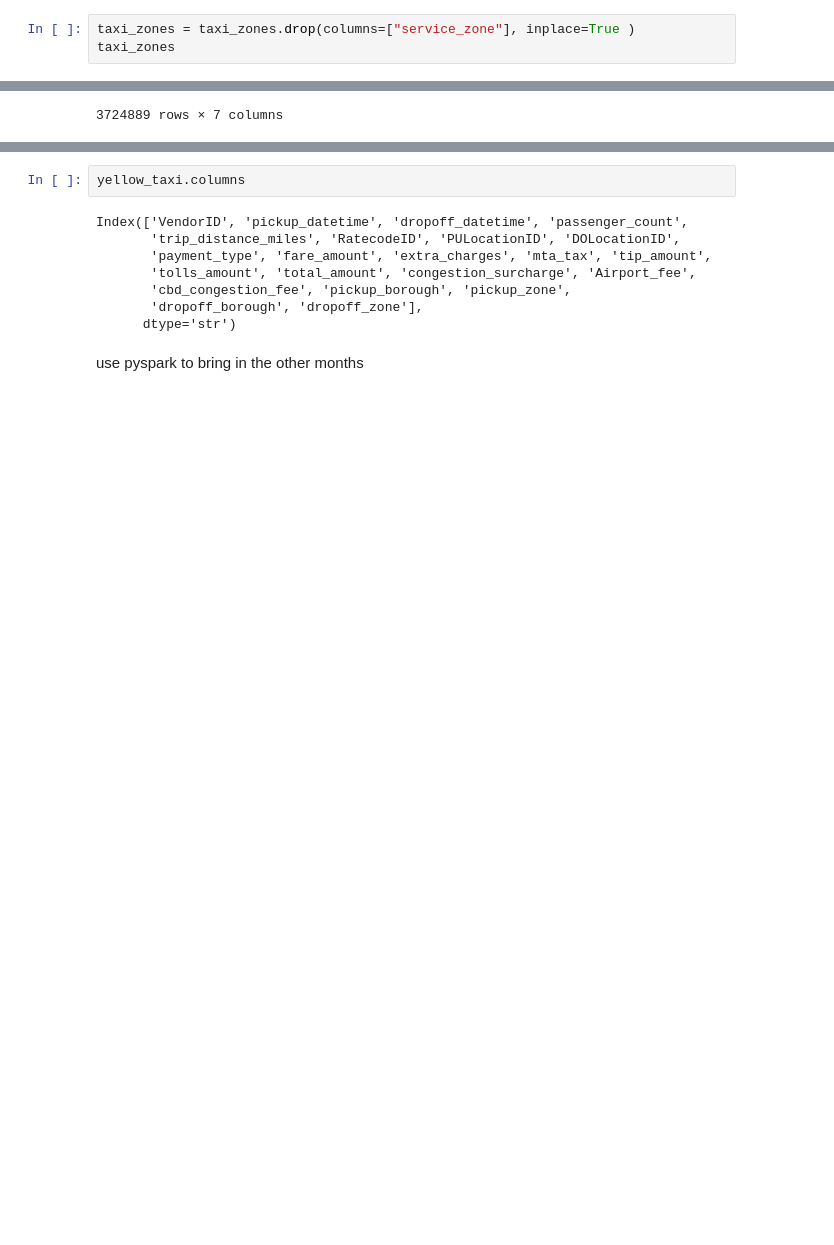
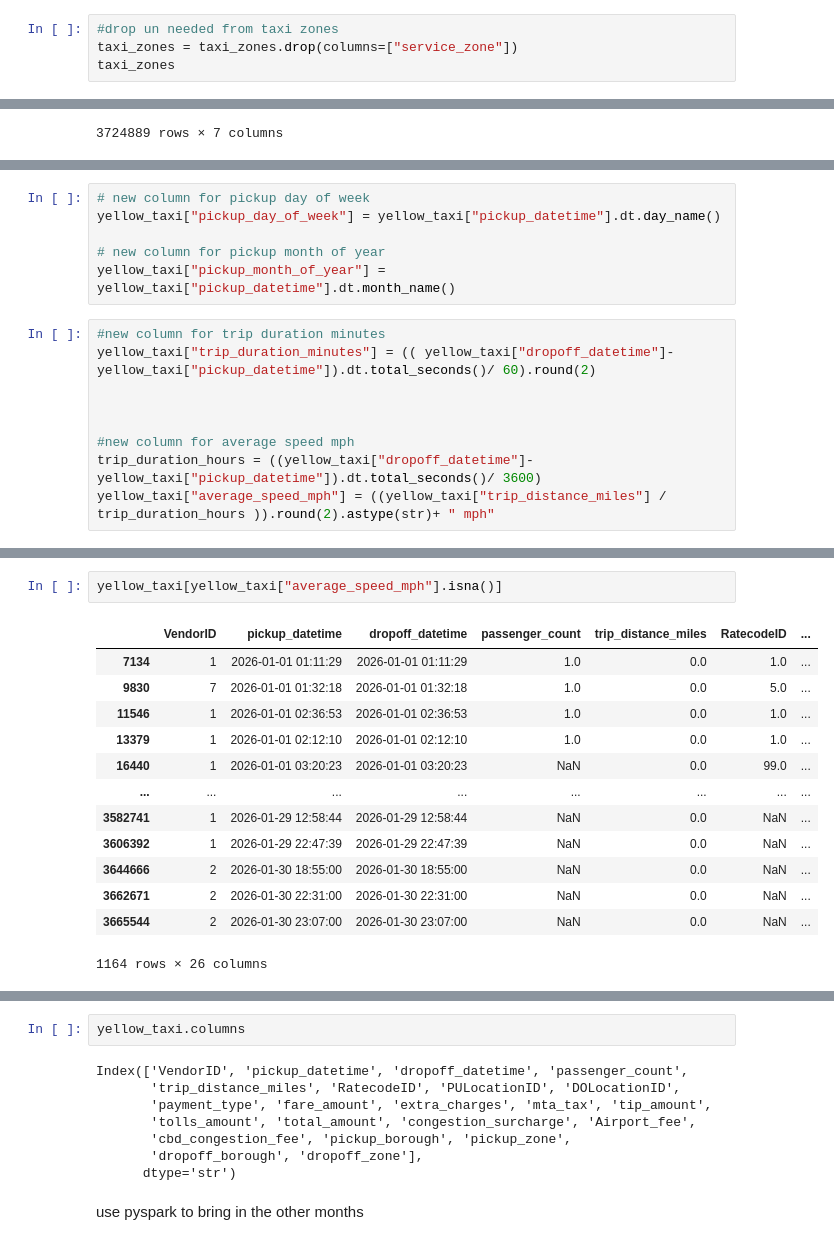
Before and after one commit to kamariban/data-engineering, a Jupyter notebook: taxi.ipynb, the cells around one changed output, grey strips where cells are left out. Cells and saved outputs as stored; diff of their text form; blank space fills up the shorter version.

```diff
--- a/taxi.ipynb
+++ b/taxi.ipynb
@@ -189,4 +191,5 @@ taxi_zones
 # %%
-taxi_zones = taxi_zones.drop(columns=["service_zone"], inplace=True )
+#drop un needed from taxi zones
+taxi_zones = taxi_zones.drop(columns=["service_zone"])
 taxi_zones
 # %% [output]
@@ -242,0 +240,15 @@ KeyError: "['service_zone_x', 'service_zone_y'] not found in axis"
+# %%
+# new column for pickup day of week
+yellow_taxi["pickup_day_of_week"] = yellow_taxi["pickup_datetime"].dt.day_name()
+
+# new column for pickup month of year
+yellow_taxi["pickup_month_of_year"] = yellow_taxi["pickup_datetime"].dt.month_name()
+# %%
+#new column for trip duration minutes
+yellow_taxi["trip_duration_minutes"] = (( yellow_taxi["dropoff_datetime"]- yellow_taxi["pickup_datetime"]).dt.total_seconds()/ 60).round(2)
+
+
+
+#new column for average speed mph
+trip_duration_hours = ((yellow_taxi["dropoff_datetime"]- yellow_taxi["pickup_datetime"]).dt.total_seconds()/ 3600)
+yellow_taxi["average_speed_mph"] = ((yellow_taxi["trip_distance_miles"] / trip_duration_hours )).round(2).astype(str)+ " mph"
@@ -242,0 +271,16 @@ KeyError: "['service_zone_x', 'service_zone_y'] not found in axis"
+# %%
+yellow_taxi[yellow_taxi["average_speed_mph"].isna()]
+# %% [output]
+|  | VendorID | pickup_datetime | dropoff_datetime | passenger_count | trip_distance_miles | RatecodeID | ... |
+| 7134 | 1 | 2026-01-01 01:11:29 | 2026-01-01 01:11:29 | 1.0 | 0.0 | 1.0 | ... |
+| 9830 | 7 | 2026-01-01 01:32:18 | 2026-01-01 01:32:18 | 1.0 | 0.0 | 5.0 | ... |
+| 11546 | 1 | 2026-01-01 02:36:53 | 2026-01-01 02:36:53 | 1.0 | 0.0 | 1.0 | ... |
+| 13379 | 1 | 2026-01-01 02:12:10 | 2026-01-01 02:12:10 | 1.0 | 0.0 | 1.0 | ... |
+| 16440 | 1 | 2026-01-01 03:20:23 | 2026-01-01 03:20:23 | NaN | 0.0 | 99.0 | ... |
+| ... | ... | ... | ... | ... | ... | ... | ... |
+| 3582741 | 1 | 2026-01-29 12:58:44 | 2026-01-29 12:58:44 | NaN | 0.0 | NaN | ... |
+| 3606392 | 1 | 2026-01-29 22:47:39 | 2026-01-29 22:47:39 | NaN | 0.0 | NaN | ... |
+| 3644666 | 2 | 2026-01-30 18:55:00 | 2026-01-30 18:55:00 | NaN | 0.0 | NaN | ... |
+| 3662671 | 2 | 2026-01-30 22:31:00 | 2026-01-30 22:31:00 | NaN | 0.0 | NaN | ... |
+| 3665544 | 2 | 2026-01-30 23:07:00 | 2026-01-30 23:07:00 | NaN | 0.0 | NaN | ... |
+1164 rows × 26 columns
```
Also changed, not shown: parts of 13 cells of this notebook.
